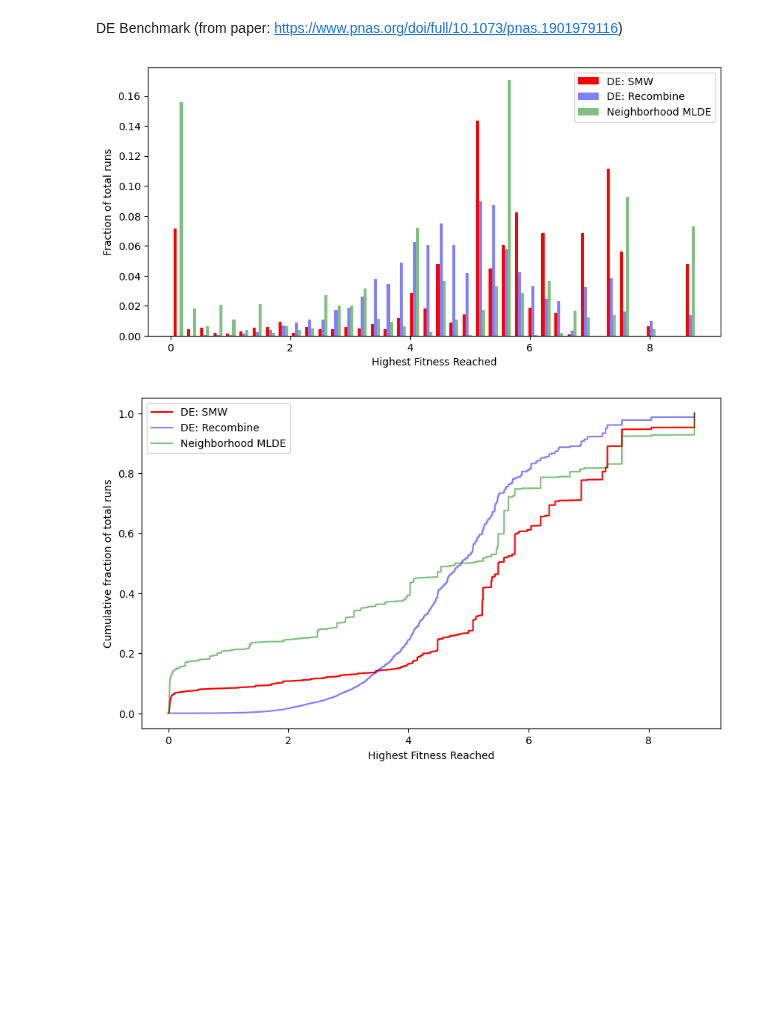
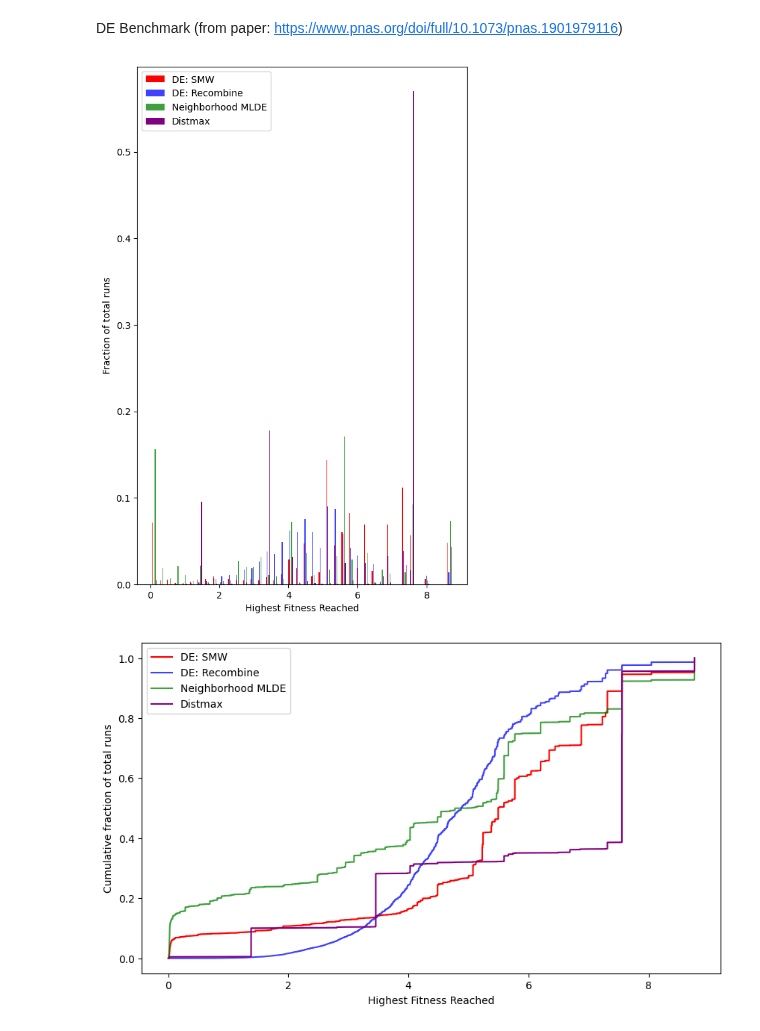
Before and after one commit to soldatmat/PELLM, a Jupyter notebook: code/plot/DE_benchmark.ipynb, the cells around one changed output. Saved outputs shown, nothing was run; the diff lists cells and outputs as text; code cells hidden in the pictures; blank space fills up the shorter version.

```diff
--- a/code/plot/DE_benchmark.ipynb
+++ b/code/plot/DE_benchmark.ipynb
@@ -61,34 +64,37 @@ prepare_plot_data(prepare_fitness(smw_fitness_progressions))
 colors.append(('red', 1))
 labels.append('DE: SMW')
 prepare_plot_data(prepare_fitness(recombine_fitness_progressions))
-colors.append(('blue', 0.5))
+colors.append(('blue', 0.75))
 labels.append('DE: Recombine')
 prepare_plot_data(nde_final_fitnesses * MAX_FITNESS)
-colors.append(('green', 0.5))
+colors.append(('green', 0.75))
 labels.append('Neighborhood MLDE')
+prepare_plot_data(dm_final_fitnesses * MAX_FITNESS)
+colors.append(('purple', 1))
+labels.append('Distmax')
 # %%
 assert len(all_counts) == len(all_bins)
 #bar_offsets = [-0.0375, 0.0375]
-bar_offsets = [-0.05, 0., 0.05]
+bar_offsets = [-0.05, -0.025, 0.025, 0.05]
 
 fig = plt.figure(figsize=(10,10))
 for i in range(len(all_counts)):
     # plt.stairs(all_counts[i], all_bins[i])
     plt.bar(
         all_bin_centers[i] + bar_offsets[i],
         all_counts[i],
         align="edge",
-        width=0.05,
+        width=0.025,
         color=colors[i] if len(colors) > i else None,
     )
 plt.legend(labels)
 plt.xlabel("Highest Fitness Reached")
 plt.ylabel("Fraction of total runs")
 #plt.title("Performance of traditional DE methods")
 fig.axes[0].set_aspect(25)
 plt.show()
 # %% [output]
-[figure, old version]
+[figure, new version]
 # %%
 assert len(all_cdf_values) == len(all_sorted_fitnesses)
 
@@ -106,4 +112,4 @@ plt.ylabel("Cumulative fraction of total runs")
 fig.axes[0].set_aspect(5)
 plt.show()
 # %% [output]
-[figure, old version]
+[figure, new version]
```
Also changed, not shown: parts of 1 cell of this notebook, 8 other files.
